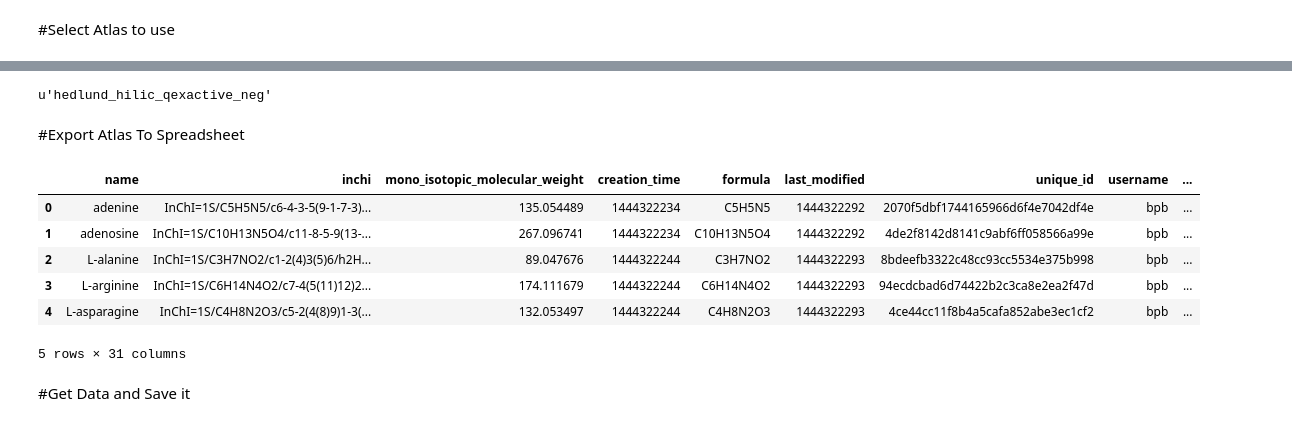
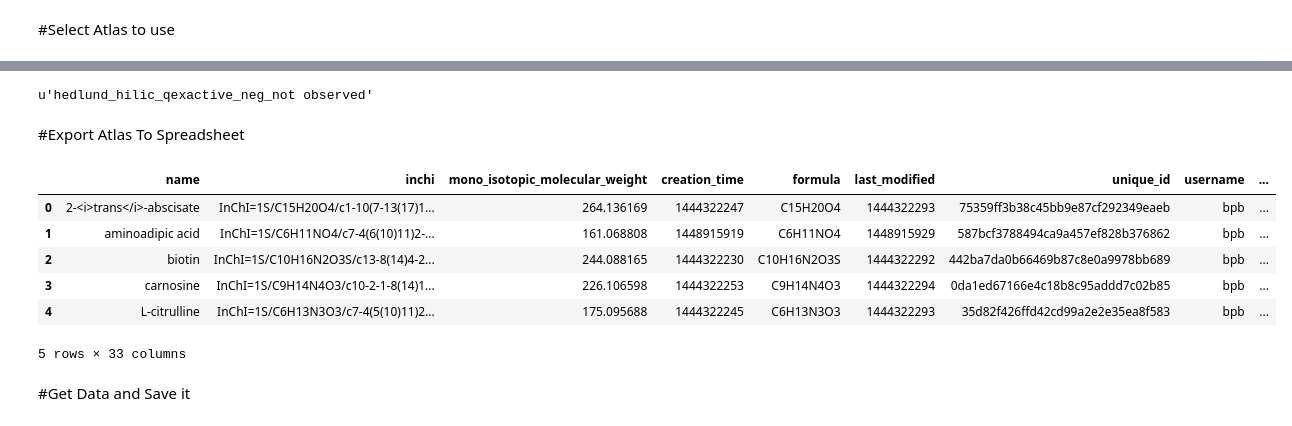
Before and after one commit to biorack/metatlas, a Jupyter notebook: metatlas/helpers/Workflow Notebook.ipynb, the cells around one changed output, grey strips where cells are left out. Drawn from its saved outputs; the diff is of its cells as text; code cells hidden in the pictures.

```diff
--- a/metatlas/helpers/Workflow Notebook.ipynb
+++ b/metatlas/helpers/Workflow Notebook.ipynb
@@ -68,22 +198,22 @@ atlas = dp.get_metatlas_atlas(name='%hedlund_hilic_qexactive_neg%',do_print = Tr
 # %%
-myAtlas = atlas[0]
+myAtlas = atlas[1]
 myAtlas.name
 # %% [output]
-u'hedlund_hilic_qexactive_neg'
+u'hedlund_hilic_qexactive_neg_not observed'
 # %% [markdown]
 #Export Atlas To Spreadsheet
 # %%
 dp = reload(dp)
-df = dp.export_atlas_to_spreadsheet(myAtlas,'/global/homes/b/bpb/Downloads/hedlund_hilic_qexactive_neg.csv')
+df = dp.export_atlas_to_spreadsheet(myAtlas,'/global/homes/b/bpb/Downloads/hedlund_hilic_qexactive_neg_not_observed.csv')
 df.head()
 # %% [output]
 |  | name | inchi | mono_isotopic_molecular_weight | creation_time | formula | last_modified | unique_id | username | ... |
-| 0 | adenine | InChI=1S/C5H5N5/c6-4-3-5(9-1-7-3)... | 135.054489 | 1444322234 | C5H5N5 | 1444322292 | 2070f5dbf1744165966d6f4e7042df4e | bpb | ... |
-| 1 | adenosine | InChI=1S/C10H13N5O4/c11-8-5-9(13-... | 267.096741 | 1444322234 | C10H13N5O4 | 1444322292 | 4de2f8142d8141c9abf6ff058566a99e | bpb | ... |
-| 2 | L-alanine | InChI=1S/C3H7NO2/c1-2(4)3(5)6/h2H... | 89.047676 | 1444322244 | C3H7NO2 | 1444322293 | 8bdeefb3322c48cc93cc5534e375b998 | bpb | ... |
-| 3 | L-arginine | InChI=1S/C6H14N4O2/c7-4(5(11)12)2... | 174.111679 | 1444322244 | C6H14N4O2 | 1444322293 | 94ecdcbad6d74422b2c3ca8e2ea2f47d | bpb | ... |
-| 4 | L-asparagine | InChI=1S/C4H8N2O3/c5-2(4(8)9)1-3(... | 132.053497 | 1444322244 | C4H8N2O3 | 1444322293 | 4ce44cc11f8b4a5cafa852abe3ec1cf2 | bpb | ... |
+| 0 | 2-<i>trans</i>-abscisate | InChI=1S/C15H20O4/c1-10(7-13(17)1... | 264.136169 | 1444322247 | C15H20O4 | 1444322293 | 75359ff3b38c45bb9e87cf292349eaeb | bpb | ... |
+| 1 | aminoadipic acid | InChI=1S/C6H11NO4/c7-4(6(10)11)2-... | 161.068808 | 1448915919 | C6H11NO4 | 1448915929 | 587bcf3788494ca9a457ef828b376862 | bpb | ... |
+| 2 | biotin | InChI=1S/C10H16N2O3S/c13-8(14)4-2... | 244.088165 | 1444322230 | C10H16N2O3S | 1444322292 | 442ba7da0b66469b87c8e0a9978bb689 | bpb | ... |
+| 3 | carnosine | InChI=1S/C9H14N4O3/c10-2-1-8(14)1... | 226.106598 | 1444322253 | C9H14N4O3 | 1444322294 | 0da1ed67166e4c18b8c95addd7c02b85 | bpb | ... |
+| 4 | L-citrulline | InChI=1S/C6H13N3O3/c7-4(5(10)11)2... | 175.095688 | 1444322245 | C6H13N3O3 | 1444322293 | 35d82f426ffd42cd99a2e2e35ea8f583 | bpb | ... |
-5 rows × 31 columns
+5 rows × 33 columns
 # %% [markdown]
 #Get Data and Save it
 # %%
```
Also changed, not shown: parts of 17 cells of this notebook, 1 other file.
